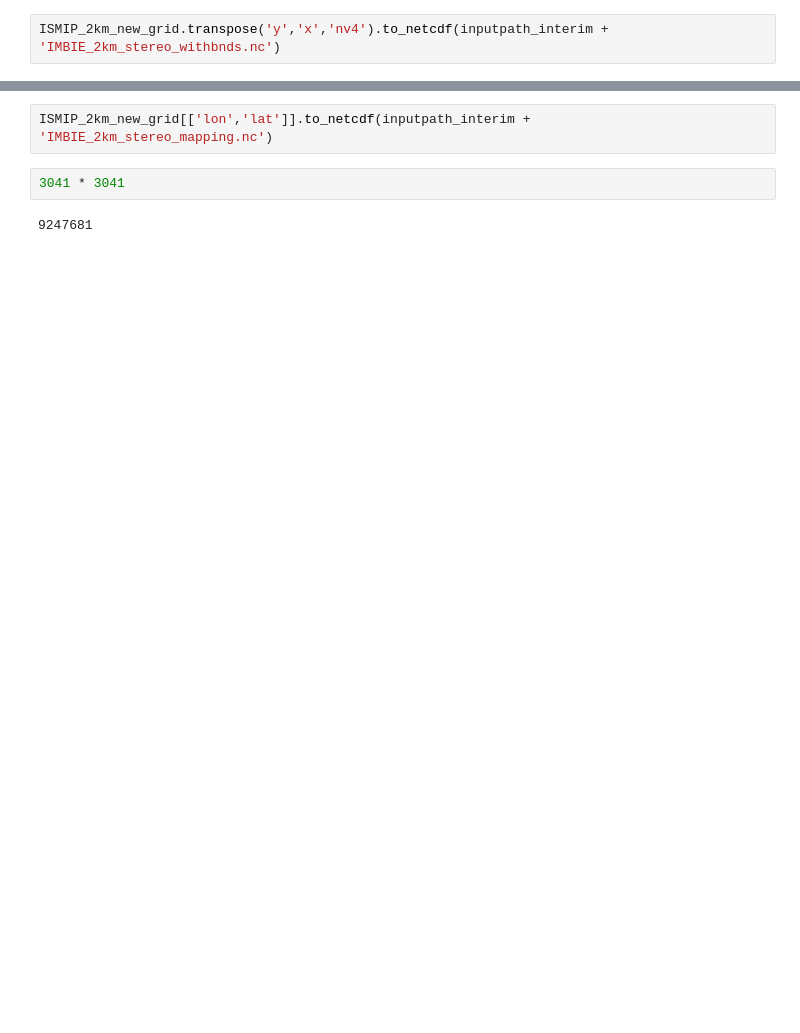
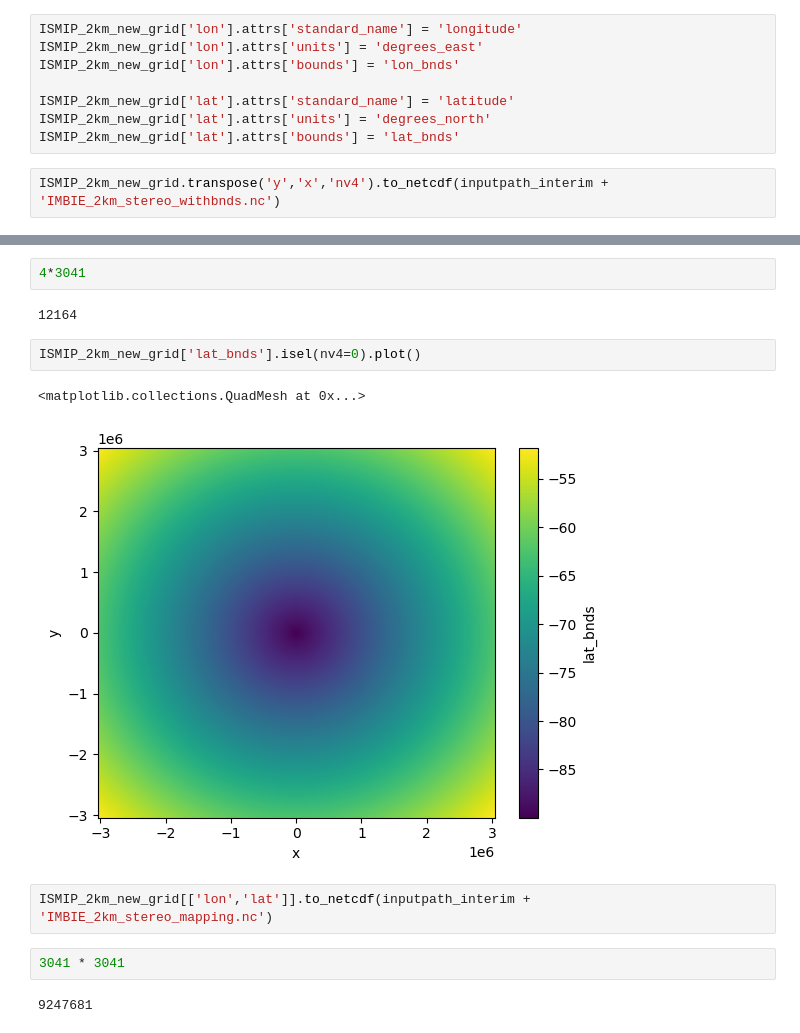
Before and after one commit to ClimateClara/ISFinNEMO_Clara, a Jupyter notebook: create_cdo_stereo_grid.ipynb, the cells around one changed output, grey strips where cells are left out. Cells and saved outputs as stored; diff of their text form; blank space fills up the shorter version.

Commit message:
tried to format the grid description for the IMBIE file but I encounter so many problems that I am starting to becoming desperate

```diff
--- a/create_cdo_stereo_grid.ipynb
+++ b/create_cdo_stereo_grid.ipynb
@@ -34,5 +36,13 @@ lon = xr.DataArray(data=np.array(meshlon), dims=['y','x'])
 lat = xr.DataArray(data=np.array(meshlat), dims=['y','x'])
 # %%
 ISMIP_2km_new_grid = xr.merge([lon_bnds.rename('lon_bnds'),lat_bnds.rename('lat_bnds')]).assign_coords({'lon': lon, 'lat': lat, 'y': ISMIP_2km_grid.y, 'x': ISMIP_2km_grid.x})
+# %%
+ISMIP_2km_new_grid['lon'].attrs['standard_name'] = 'longitude'
+ISMIP_2km_new_grid['lon'].attrs['units'] = 'degrees_east'
+ISMIP_2km_new_grid['lon'].attrs['bounds'] = 'lon_bnds'
+
+ISMIP_2km_new_grid['lat'].attrs['standard_name'] = 'latitude'
+ISMIP_2km_new_grid['lat'].attrs['units'] = 'degrees_north'
+ISMIP_2km_new_grid['lat'].attrs['bounds'] = 'lat_bnds'
 # %%
 ISMIP_2km_new_grid.transpose('y','x','nv4').to_netcdf(inputpath_interim + 'IMBIE_2km_stereo_withbnds.nc')
@@ -39,3 +63,12 @@ ISMIP_2km_new_grid.transpose('y','x','nv4').to_netcdf(inputpath_interim + 'IMBIE
+# %%
+4*3041
+# %% [output]
+12164
+# %%
+ISMIP_2km_new_grid['lat_bnds'].isel(nv4=0).plot()
+# %% [output]
+<matplotlib.collections.QuadMesh at 0x...>
+[figure, added]
 # %%
 ISMIP_2km_new_grid[['lon','lat']].to_netcdf(inputpath_interim + 'IMBIE_2km_stereo_mapping.nc')
 # %%
```
Also changed, not shown: parts of 3 cells of this notebook, 1 other file.
